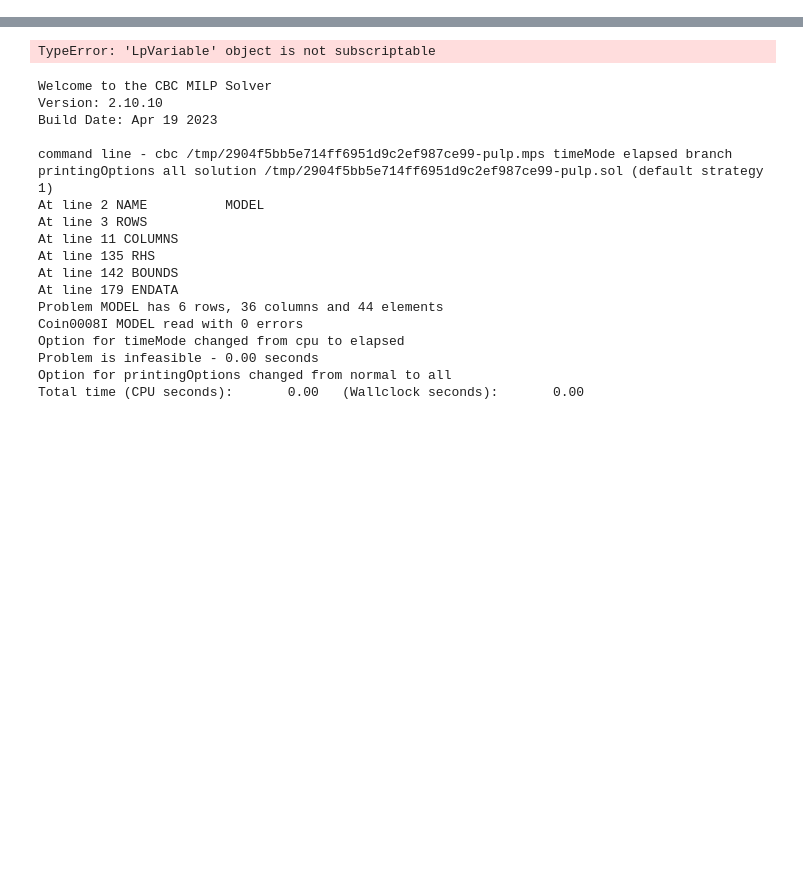
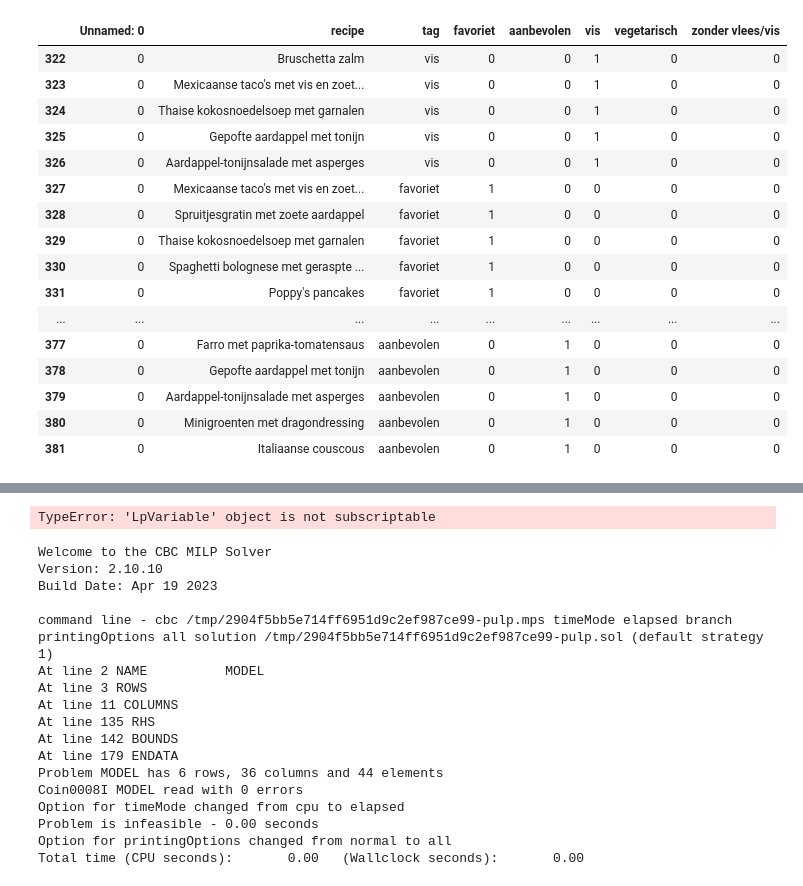
Before and after one commit to Fentjoe/project-2, a Jupyter notebook: Eindproduct/LP solver.ipynb, the cells around one changed output, grey strips where cells are left out. Saved outputs shown, nothing was run; the diff lists cells and outputs as text; code cells hidden in the pictures; blank space fills up the shorter version.

```diff
--- a/Eindproduct/LP solver.ipynb
+++ b/Eindproduct/LP solver.ipynb
@@ -21,0 +93,26 @@ vis_tag
+# %%
+tags = ['favoriet', 'aanbevolen', 'vis', 'vegetarisch', 'zonder vlees/vis']
+for tag in tags:
+    # Een kolom voor elk stof en zetten op waarde 1 als het hetzelfde is als de stof kolom
+    data_tags[tag] = (data_tags['tag'] == tag).astype(int)
+
+#data_tags = data_tags.groupby(data_tags['recipe'])
+data_tags[-60:]
+# %% [output]
+|  | Unnamed: 0 | recipe | tag | favoriet | aanbevolen | vis | vegetarisch | zonder vlees/vis |
+| 322 | 0 | Bruschetta zalm | vis | 0 | 0 | 1 | 0 | 0 |
+| 323 | 0 | Mexicaanse taco's met vis en zoet... | vis | 0 | 0 | 1 | 0 | 0 |
+| 324 | 0 | Thaise kokosnoedelsoep met garnalen | vis | 0 | 0 | 1 | 0 | 0 |
+| 325 | 0 | Gepofte aardappel met tonijn | vis | 0 | 0 | 1 | 0 | 0 |
+| 326 | 0 | Aardappel-tonijnsalade met asperges | vis | 0 | 0 | 1 | 0 | 0 |
+| 327 | 0 | Mexicaanse taco's met vis en zoet... | favoriet | 1 | 0 | 0 | 0 | 0 |
+| 328 | 0 | Spruitjesgratin met zoete aardappel | favoriet | 1 | 0 | 0 | 0 | 0 |
+| 329 | 0 | Thaise kokosnoedelsoep met garnalen | favoriet | 1 | 0 | 0 | 0 | 0 |
+| 330 | 0 | Spaghetti bolognese met geraspte ... | favoriet | 1 | 0 | 0 | 0 | 0 |
+| 331 | 0 | Poppy's pancakes | favoriet | 1 | 0 | 0 | 0 | 0 |
+| ... | ... | ... | ... | ... | ... | ... | ... | ... |
+| 377 | 0 | Farro met paprika-tomatensaus | aanbevolen | 0 | 1 | 0 | 0 | 0 |
+| 378 | 0 | Gepofte aardappel met tonijn | aanbevolen | 0 | 1 | 0 | 0 | 0 |
+| 379 | 0 | Aardappel-tonijnsalade met asperges | aanbevolen | 0 | 1 | 0 | 0 | 0 |
+| 380 | 0 | Minigroenten met dragondressing | aanbevolen | 0 | 1 | 0 | 0 | 0 |
+| 381 | 0 | Italiaanse couscous | aanbevolen | 0 | 1 | 0 | 0 | 0 |
```
Also changed, not shown: parts of 11 cells of this notebook, 4 other files.
